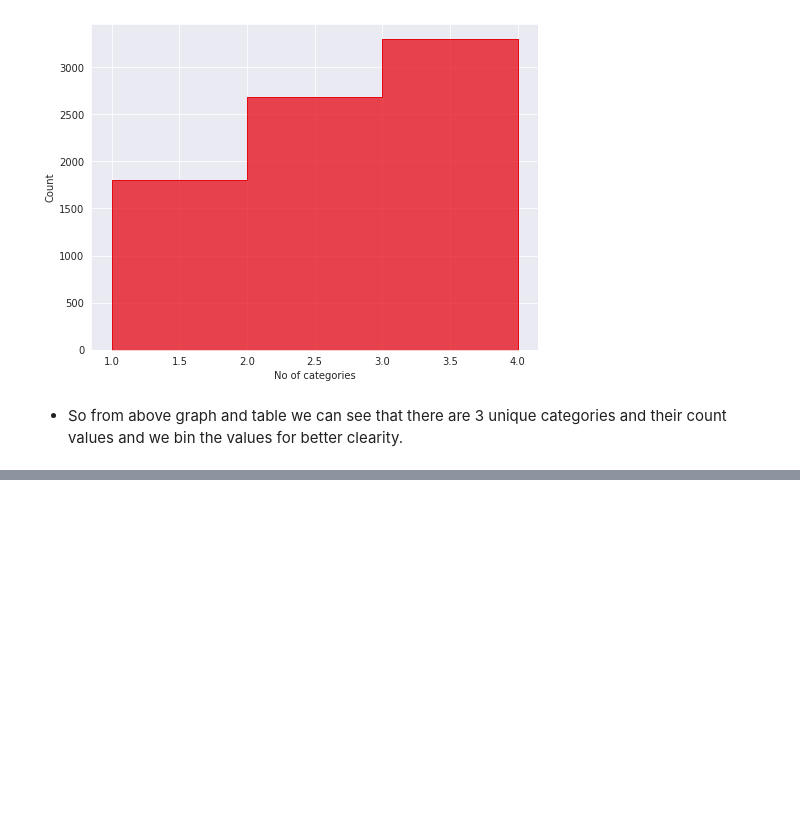
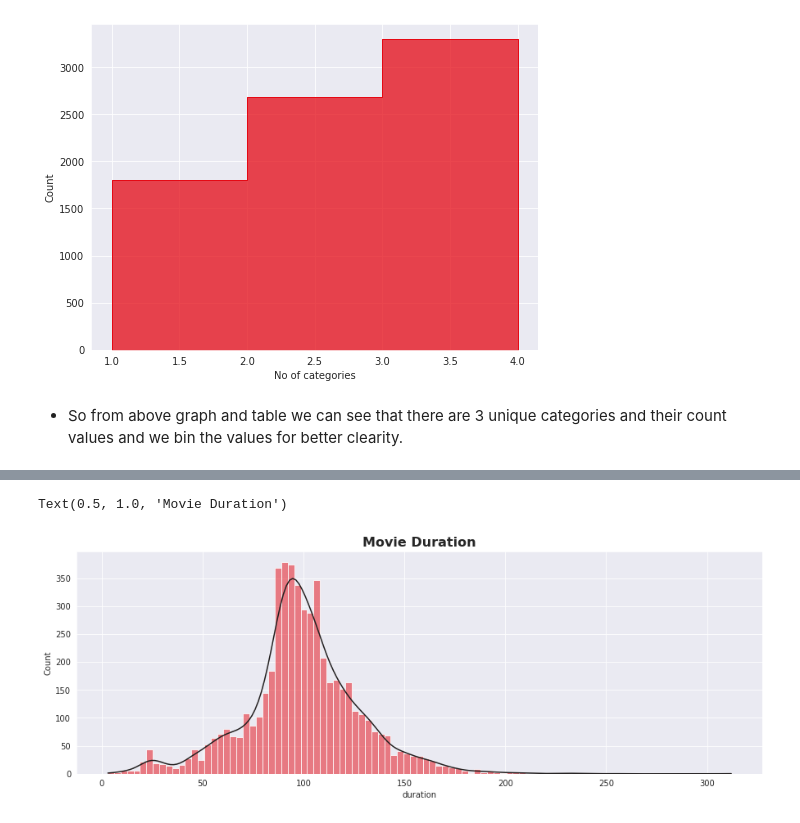
Before and after one commit to victorious07/Netflix-Movies-and-TV-Shows-Clustering, a Jupyter notebook: Netflix_Movies_And_TVShows_Clustering_CapstoneProject.ipynb, the cells around one changed output, grey strips where cells are left out. Drawn from its saved outputs; the diff is of its cells as text; code cells hidden in the pictures; blank space fills up the shorter version.

```diff
--- a/Netflix_Movies_And_TVShows_Clustering_CapstoneProject.ipynb
+++ b/Netflix_Movies_And_TVShows_Clustering_CapstoneProject.ipynb
@@ -671,0 +706,12 @@ Text(0, 0.5, 'Count')
+# %%
+movie_duration = netflix_df.loc[netflix_df['type'] == 'Movie',['type','duration']]               #filter movie and their length
+movie_duration['duration'] = movie_duration['duration'].apply(lambda x : int(x.split()[0]))      #converting string into integer
+# %%
+#movie lenth distribution
+plt.figure(figsize=(15,5))
+ax = sns.histplot(x='duration',data=movie_duration,kde=True,color="#e50914")
+ax.lines[0].set_color('#221f1f')
+plt.title("Movie Duration",size='16',fontweight="bold")
+# %% [output]
+Text(0.5, 1.0, 'Movie Duration')
+[figure, added]
```
Also changed, not shown: parts of 19 cells of this notebook.
